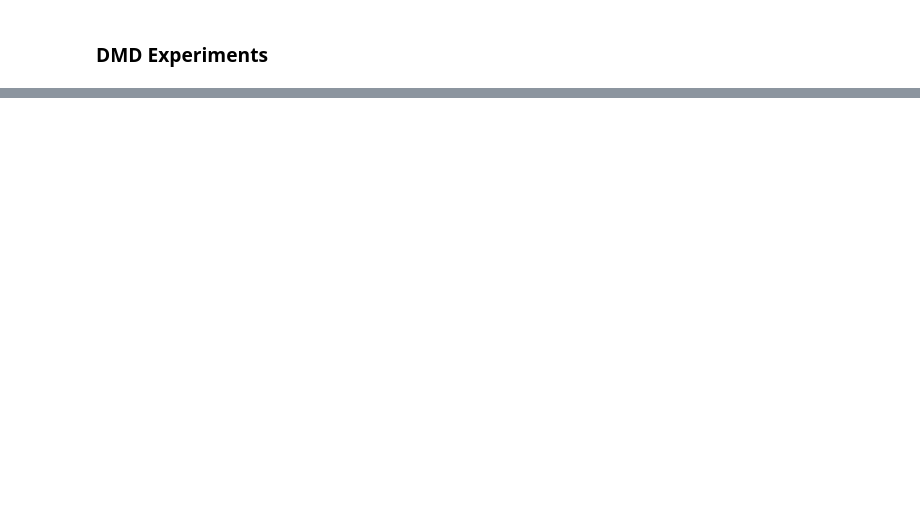
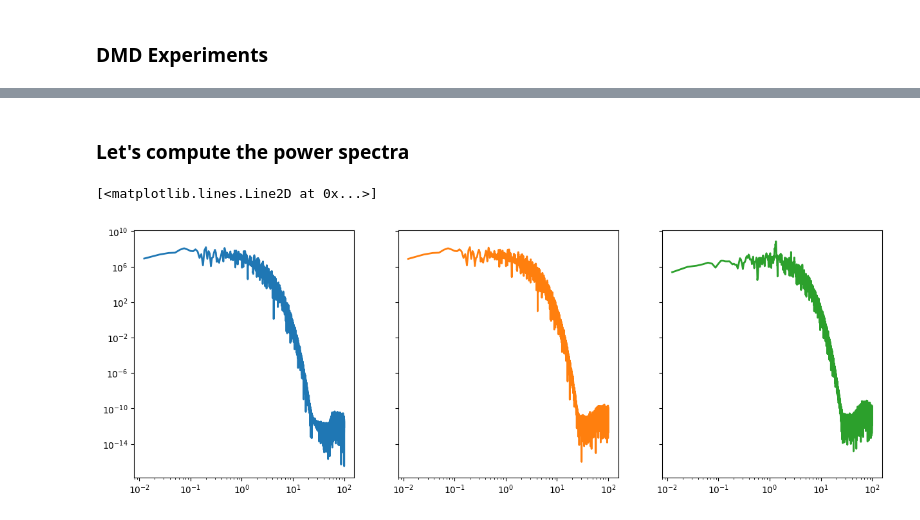
Before and after one commit to Anthony50102/IEEE, a Jupyter notebook: notebooks/lorenz.ipynb, the cells around one changed output, grey strips where cells are left out. Saved outputs shown, nothing was run; the diff lists cells and outputs as text; code cells hidden in the pictures; blank space fills up the shorter version.

```diff
--- a/notebooks/lorenz.ipynb
+++ b/notebooks/lorenz.ipynb
@@ -182,0 +211,36 @@ Original solution range: [-24.672, 47.834]
+# %% [markdown]
+### Let's compute the power spectra
+# %%
+# Remove transients (first 20 time units)
+idx_start = jnp.where(sol.ts > 20)[0][0]
+gt_data = sol.ys[idx_start:, :]  # each column is a variable
+pred_data = reconstructed_trimmed[idx_start:, :]
+# print(gt_data.shape, pred_data.shape)
+# data = np.stack((gt_data, pred_data), axis=0).reshape(-1, 3)
+
+# Detrend each variable
+from scipy import signal
+data_detrended = signal.detrend(gt_data, axis=0)
+
+# Apply window (e.g., Hann)
+window = signal.windows.hann(len(data_detrended))
+data_windowed = data_detrended * window[:, None]
+
+# Compute FFT
+fft = jnp.fft.rfft(data_windowed, axis=0)
+power = jnp.abs(fft)**2
+freqs = jnp.fft.rfftfreq(len(data_windowed), d=sol.ts[1]-sol.ts[0])
+
+fig, ax = plt.subplots(1,3, figsize=(15,5), sharex=True, sharey=True)
+
+# Plot
+ax[0].loglog(freqs[1:], power[1:, 0], lw = 2, color='tab:blue')  # skip DC component
+ax[1].loglog(freqs[1:], power[1:, 1], lw = 2, color='tab:orange')  # skip DC component
+ax[2].loglog(freqs[1:], power[1:, 2], lw = 2, color='tab:green')  # skip DC component
+
+# ax[1,0].loglog(freqs[1:], power[1:, 3], lw = 2, color='tab:blue')  # skip DC component
+# ax[1,1].loglog(freqs[1:], power[1:, 4], lw = 2, color='tab:orange')  # skip DC component
+# ax[1,2].loglog(freqs[1:], power[1:, 5], lw = 2, color='tab:green')  # skip DC component
+# %% [output]
+[<matplotlib.lines.Line2D at 0x...>]
+[figure, added]
```
Also changed, not shown: parts of 8 cells of this notebook, 9 other files.
